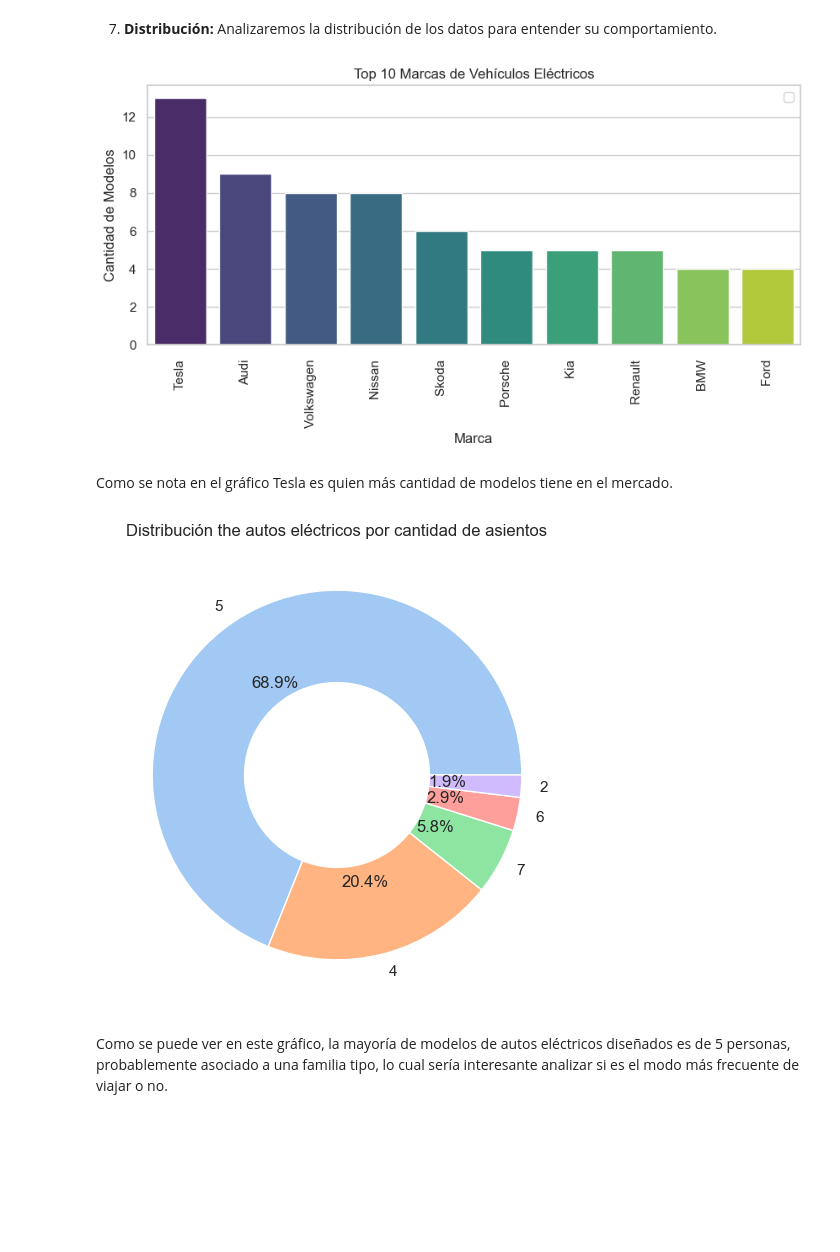
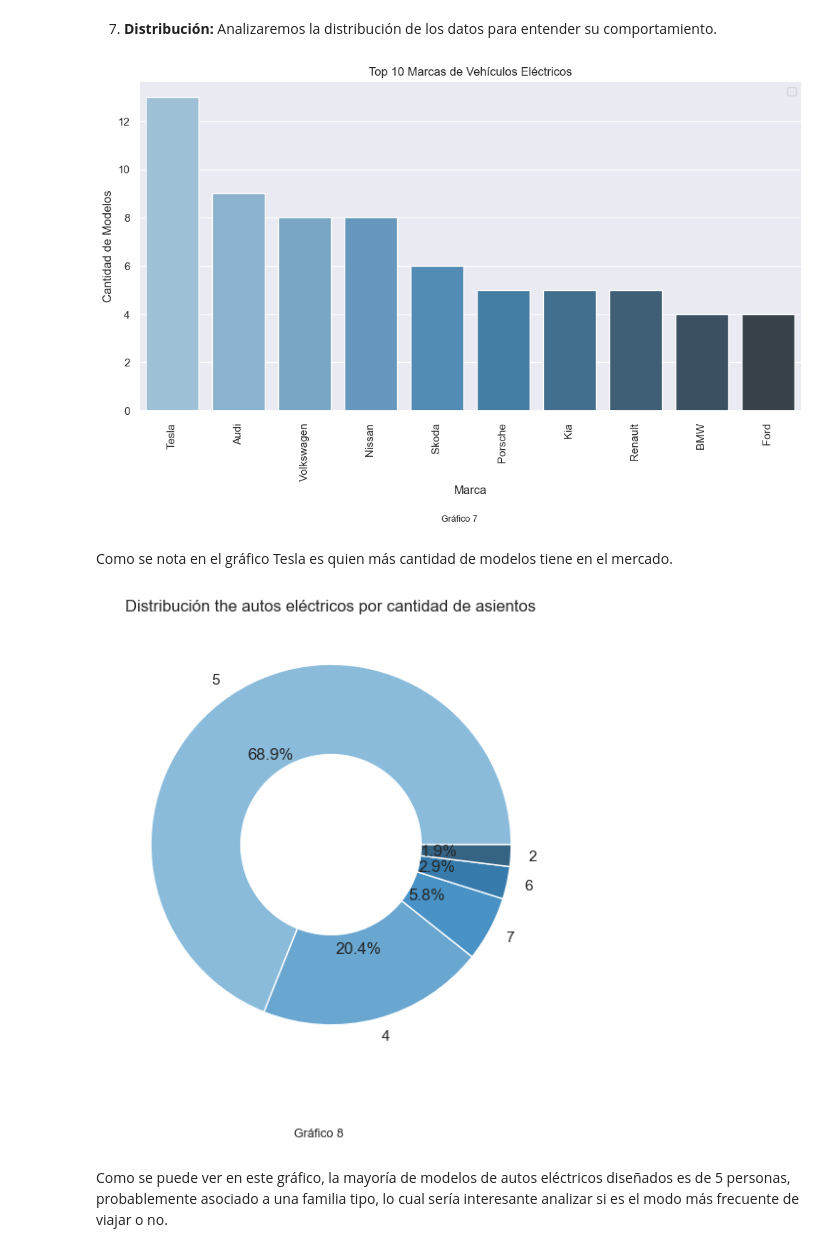
Before and after one commit to mlararossetti/ProyectoFinalSH, a Jupyter notebook: notebooks/2. EDA/EDA_alternativecars.ipynb, the cells around one changed output. Drawn from its saved outputs; the diff is of its cells as text; code cells hidden in the pictures; blank space fills up the shorter version.

```diff
--- a/notebooks/2. EDA/EDA_alternativecars.ipynb
+++ b/notebooks/2. EDA/EDA_alternativecars.ipynb
@@ -252,9 +255,6 @@ A continuación analizaremos las economias de combutible según si es convencion
 
 **Autonomía:** Mide la distancia total que un vehículo puede recorrer con una carga completa de combustible o batería. Se expresa en millas o kilómetros. Ej: Un coche con una autonomía de 300 millas puede viajar 300 millas antes de necesitar recarga.
 # %%
-sns.set(style="whitegrid")
-#plt.figure(figsize=(14, 10))
-
 # Elimino valores nulos dado que tal como pudimos analizar eran muchos y pueden alterar la lectura
 df_clean = df_alternative_cars.dropna(subset=[
     'Alternative Fuel Economy City', 'Alternative Fuel Economy Highway', 'Alternative Fuel Economy Combined',
@@ -265,42 +265,42 @@ df_clean = df_alternative_cars.dropna(subset=[
 fig, axes = plt.subplots(2, 3, figsize=(13, 8))
 
 # Histograma para economía de combustible en ciudad (alternativo)
-sns.histplot(df_clean['Alternative Fuel Economy City'], bins=20, kde=True, color='blue', ax=axes[0, 0])
+sns.histplot(df_clean['Alternative Fuel Economy City'], bins=20, kde=True, color='green', ax=axes[0, 0])
 axes[0, 0].set_title("Economía de Combustible Alternativo en Ciudad")
 axes[0, 0].set_xlabel("mpg")
 axes[0, 0].set_ylabel("Número de Vehículos")
 
 # Histograma para economía de combustible en ciudad (convencional)
-sns.histplot(df_clean['Conventional Fuel Economy City'], bins=20, kde=True, color='green', ax=axes[1, 0])
-axes[0, 1].set_title("Economía de Combustible Convencional en Ciudad")
+sns.histplot(df_clean['Conventional Fuel Economy City'], bins=20, kde=True, color='blue', ax=axes[1, 0])
+axes[1, 0].set_title("Economía de Combustible Convencional en Ciudad")
+axes[1, 0].set_xlabel("mpg")
+axes[1, 0].set_ylabel("Número de Vehículos")
+
+# Histograma para economía de combustible en carretera (alternativo)
+sns.histplot(df_clean['Alternative Fuel Economy Highway'], bins=20, kde=True, color='green', ax=axes[0, 1])
+axes[0, 1].set_title("Economía de Combustible Alternativo en Carretera")
 axes[0, 1].set_xlabel("mpg")
 axes[0, 1].set_ylabel("Número de Vehículos")
 
-# Histograma para economía de combustible en carretera (alternativo)
-sns.histplot(df_clean['Alternative Fuel Economy Highway'], bins=20, kde=True, color='blue', ax=axes[0, 1])
-axes[1, 0].set_title("Economía de Combustible Alternativo en Carretera")
-axes[1, 0].set_xlabel("mpg")
-axes[1, 0].set_ylabel("Número de Vehículos")
-
 # Histograma para economía de combustible en carretera (convencional)
-sns.histplot(df_clean['Conventional Fuel Economy Highway'], bins=20, kde=True, color='green', ax=axes[1, 1])
+sns.histplot(df_clean['Conventional Fuel Economy Highway'], bins=20, kde=True, color='blue', ax=axes[1, 1])
 axes[1, 1].set_title("Economía de Combustible Convencional en Carretera")
 axes[1, 1].set_xlabel("mpg")
 axes[1, 1].set_ylabel("Número de Vehículos")
 
 # Histograma para economía de combustible combinada (alternativo)
-sns.histplot(df_clean['Alternative Fuel Economy Combined'], bins=20, kde=True, color='blue', ax=axes[0, 2])
+sns.histplot(df_clean['Alternative Fuel Economy Combined'], bins=20, kde=True, color='green', ax=axes[0, 2])
 axes[0, 2].set_title("Economía de Combustible Alternativo Combinada")
 axes[0, 2].set_xlabel("mpg")
 axes[0, 2].set_ylabel("Número de Vehículos")
 
 # Histograma para economía de combustible combinada (convencional)
-sns.histplot(df_clean['Conventional Fuel Economy Combined'], bins=20, kde=True, color='green', ax=axes[1, 2])
+sns.histplot(df_clean['Conventional Fuel Economy Combined'], bins=20, kde=True, color='blue', ax=axes[1, 2])
 axes[1, 2].set_title("Economía de Combustible Convencional Combinada")
 axes[1, 2].set_xlabel("mpg")
 axes[1, 2].set_ylabel("Número de Vehículos")
 
+plt.figtext(0.5, -0.01, "Gráfico 5", wrap=True, horizontalalignment='center', fontsize=9)
 plt.tight_layout()
-
 plt.show()
 # %% [output]
@@ -530,8 +531,7 @@ En este caso hay 2 outliers,probablemente no sean errores de datos sino que se t
 # %% [markdown]
 7. **Distribución:** Analizaremos la distribución de los datos para entender su comportamiento.
 # %%
-sns.set(style="whitegrid")
-plt.figure(figsize=(10, 4))
+plt.figure(figsize=(12, 6))
 
 # Contamos la cantidad de modelos por marca
 brand_count = df_electric_car_data_clean['Brand'].value_counts()
@@ -540,7 +540,7 @@ brand_count = df_electric_car_data_clean['Brand'].value_counts()
 top_10_brands = brand_count.nlargest(10)
 
 # Crear el gráfico de barras con una paleta de colores más agradable
-sns.barplot(x=top_10_brands.index, y=top_10_brands.values, palette='viridis', hue=top_10_brands.index, dodge=False)
+sns.barplot(x=top_10_brands.index, y=top_10_brands.values, palette='Blues_d', hue=top_10_brands.index, dodge=False)
 
 # Agregar título y etiquetas
 plt.title("Top 10 Marcas de Vehículos Eléctricos")
@@ -548,28 +548,28 @@ plt.xlabel("Marca")
 plt.ylabel("Cantidad de Modelos")
 plt.xticks(rotation=90)
 plt.legend([])
-
+plt.figtext(0.5, -0.15, "Gráfico 7", wrap=True, horizontalalignment='center', fontsize=9)
 
 plt.show()
 # %% [output]
-[figure, old version]
+[figure, new version]
 # %% [markdown]
 Como se nota en el gráfico Tesla es quien más cantidad de modelos tiene en el mercado.
 # %%
 # Contar la cantidad de vehículos por cantidad de asientos
 seat_count = df_electric_car_data_clean['Seats'].value_counts()
 
 # Crear el gráfico tipo donut
-plt.figure(figsize=(8, 6))
-plt.pie(seat_count, labels=seat_count.index, autopct='%1.1f%%', colors=sns.color_palette('pastel'), wedgeprops=dict(width=0.5))
+plt.figure(figsize=(10, 6))
+plt.pie(seat_count, labels=seat_count.index, autopct='%1.1f%%', colors=sns.color_palette('Blues_d'), wedgeprops=dict(width=0.5))
 
 # Agregar título
 plt.title("Distribución the autos eléctricos por cantidad de asientos")
-
+plt.figtext(0.5, -0.005, "Gráfico 8", wrap=True, horizontalalignment='center', fontsize=9)
 # Mostrar el gráfico
 plt.show()
 # %% [output]
-[figure, old version]
+[figure, new version]
 # %% [markdown]
 Como se puede ver en este gráfico, la mayoría de modelos de autos eléctricos diseñados es de 5 personas, probablemente asociado a una familia tipo, lo cual sería interesante analizar si es el modo más frecuente de viajar o no.
 # %%
```
Also changed, not shown: parts of 17 cells of this notebook, 11 other files.
